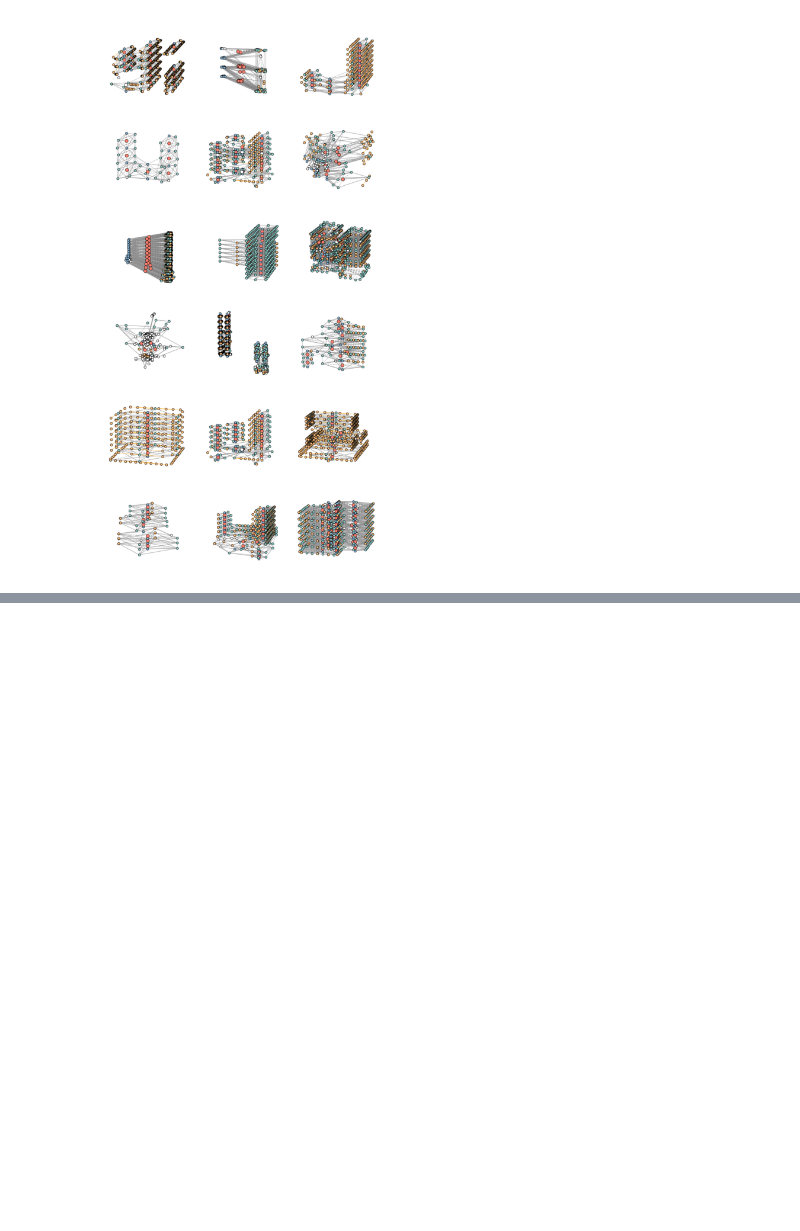
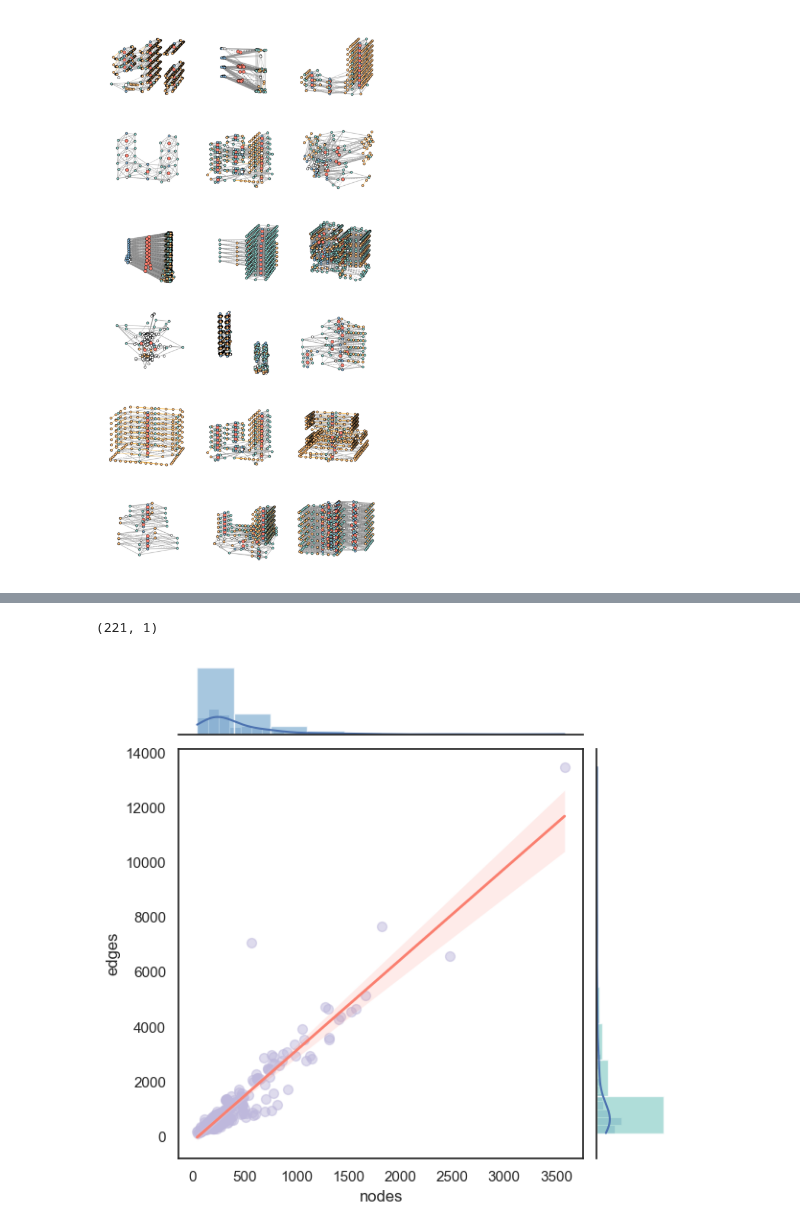
Before and after one commit to Romeo-Leeyh/CUGER_building, a Jupyter notebook: scripts/data.ipynb, the cells around one changed output, grey strips where cells are left out. Cells and saved outputs as stored; diff of their text form; code cells hidden in the pictures; blank space fills up the shorter version.

```diff
--- a/scripts/data.ipynb
+++ b/scripts/data.ipynb
@@ -273,0 +430,64 @@ plt.show()
+# %%
+import pandas as pd
+import matplotlib.pyplot as plt
+import seaborn as sns
+import numpy as np
+
+colors = {
+    'yellow': '#FFBE7A',
+    'grey': '#999999',
+    'blue': '#82B0D2',
+    'green': '#8ECFC9',
+    'pink': '#E7DAD2',
+    'purple': '#BEB8DC',
+    'red': '#FA7F6F',
+    'void': 'white',
+    None: 'white'
+}
+
+# 读取 CSV
+df = pd.read_csv("E:/DATA/Moosasbuildingdatasets/graph_properties.csv")
+
+# 先转换为 numpy 数组再进行索引操作
+nodes = df["num_nodes"].to_numpy()[:, np.newaxis]
+print(np.shape(nodes))
+
+edges = df["num_edges"].to_numpy()[:, np.newaxis]
+data = np.hstack([nodes, edges])
+
+df_plot = pd.DataFrame(data, columns=["nodes", "edges"])
+df_plot = df_plot[df_plot['nodes'] <= 10000]  # 只显示节点数不超过1000的数据
+df_plot = df_plot[df_plot['edges'] <= 20000] # 只显示边数不超过2000的数据
+# 绘制更丰富的联合分布图
+g = sns.jointplot(
+    data=df_plot,
+    x="nodes",
+    y="edges",
+    # 设置散点图样式
+    kind='reg',  # 包含回归线的散点图
+    scatter_kws={
+        'color': colors['purple'],  # 散点颜色
+        'alpha': 0.5,  # 透明度
+        's': 50  # 点的大小
+    },
+    # 设置回归线样式
+    line_kws={
+        'color': colors['red'],  # 回归线颜色
+        'lw': 2  # 线宽
+    }
+)
+
+# 设置边缘分布图的颜色
+g.ax_marg_x.hist(df_plot['nodes'], color=colors['blue'], alpha=0.7)
+g.ax_marg_y.hist(df_plot['edges'], color=colors['green'], alpha=0.7, orientation='horizontal')
+
+# 添加边框
+g.ax_joint.spines['top'].set_visible(True)
+g.ax_joint.spines['right'].set_visible(True)
+
+
+
+plt.show()
+# %% [output]
+(221, 1)
+[figure, added]
```
Also changed, not shown: parts of 4 cells of this notebook, 5 other files.
